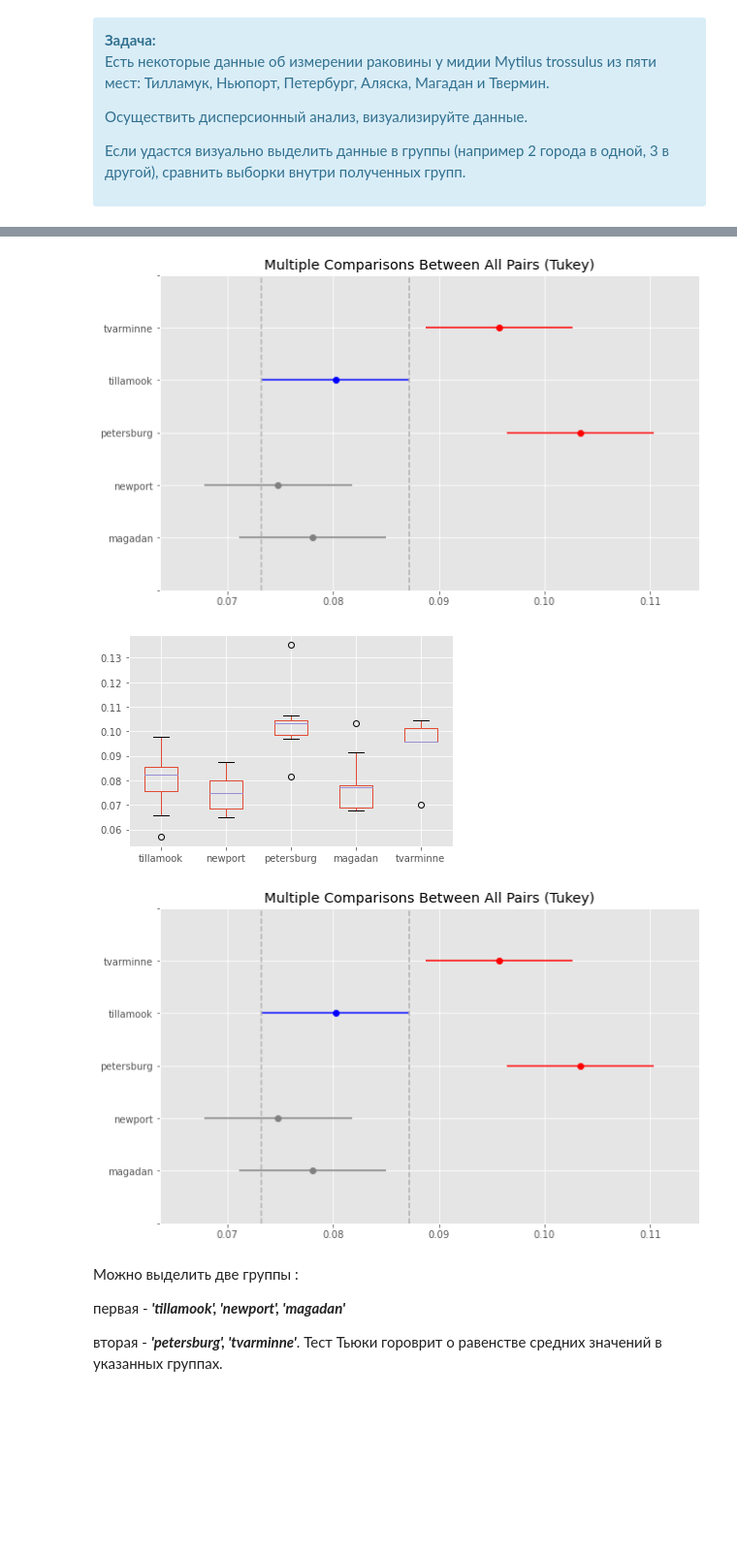
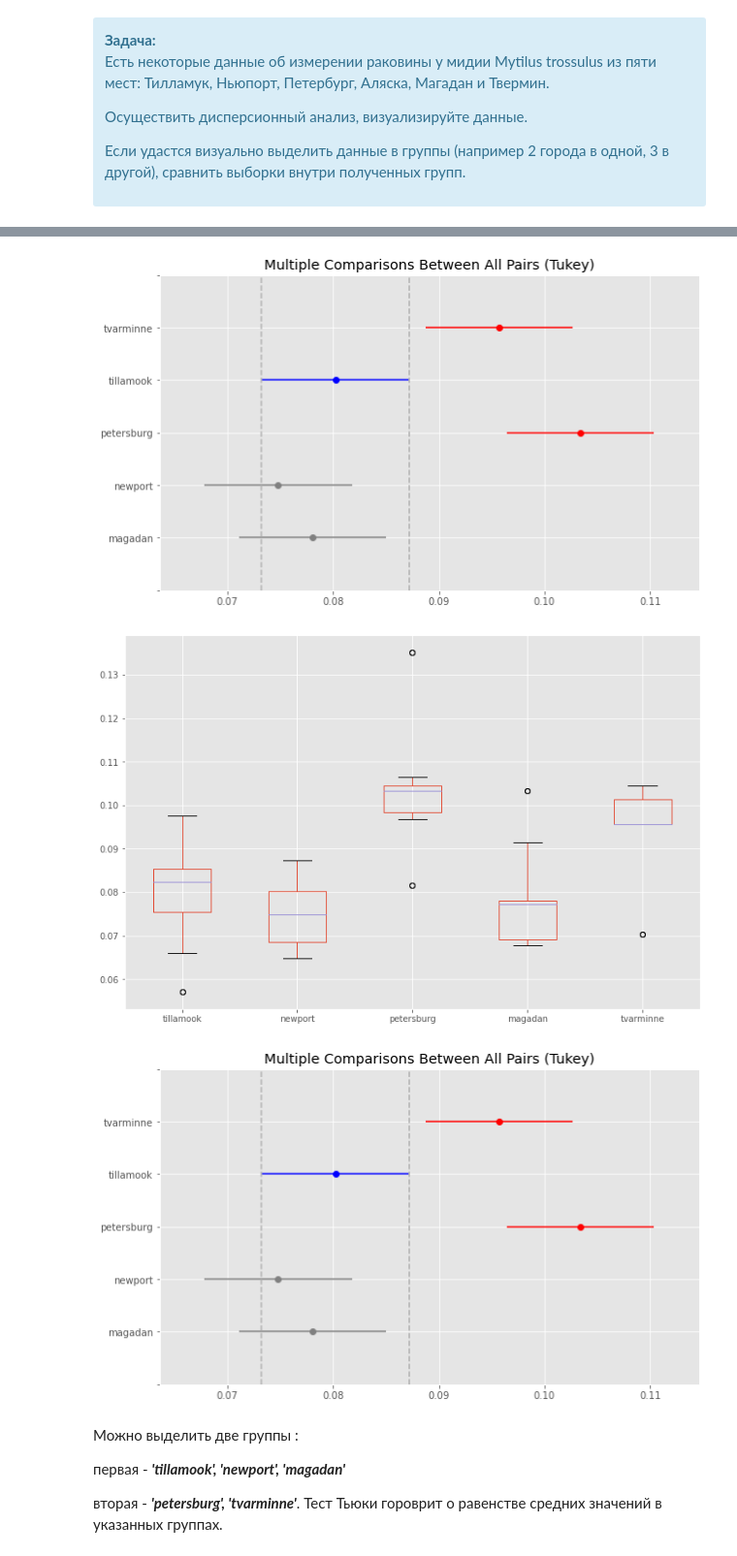
Before and after one commit to SergeyChernyaev/Python-Homeworks, a Jupyter notebook: STPY-39/Homeworks/07_Homework (A-B test)/07Homework.ipynb, the cells around one changed output, grey strips where cells are left out. Shown at 97% size. Drawn from its saved outputs; the diff is of its cells as text; code cells hidden in the pictures; blank space fills up the shorter version.

```diff
--- a/STPY-39/Homeworks/07_Homework (A-B test)/07Homework.ipynb
+++ b/STPY-39/Homeworks/07_Homework (A-B test)/07Homework.ipynb
@@ -145,6 +145,32 @@ df_musel.fillna(df_musel.mean(numeric_only=True).round(4), inplace=True)
 
 print('Заполнение средними:')
 display(df_musel)
+
+
+
+df_musel.boxplot(figsize=(12, 8));
+
+# Можно выполнить тест Тьюки:
+groups = ['tillamook','newport','petersburg',  'magadan', 'tvarminne']
+names = [];
+# Создаём подписи:
+for k1 in range (len(groups)):
+    for k2 in range(len(df_musel['tillamook'])):
+        names.append(groups[k1])
+
+
+tukey = pairwise_tukeyhsd(endog=pd.concat([df_musel['tillamook'],
+                                           df_musel['newport'],
+                                           df_musel['petersburg'],
+                                           df_musel['magadan'],
+                                           df_musel['tvarminne']]).values,
+                          groups=names,
+                          alpha=0.05)
+
+df_musel.boxplot()
+print ('Тест Тьюки (Tukey HSD):\n')
+print (tukey)
+tukey.plot_simultaneous(comparison_name='tillamook')
 # %% [output]
 Исходный датасет:
 |  | tillamook | newport | petersburg | magadan | tvarminne |
@@ -186,9 +212,9 @@ statistic: 12.927, _pvalue: 0.0000004 заданный уровень значи
 petersburg  tillamook  -0.0232  0.001 -0.0371 -0.0093   True
 petersburg  tvarminne  -0.0077 0.5162 -0.0216  0.0062  False
  tillamook  tvarminne   0.0155 0.0222  0.0016  0.0294   True
 ------------------------------------------------------------
 [figure]
-[figure, old version]
+[figure, new version]
 [figure]
 # %% [markdown]
 Можно выделить две группы :
```
Also changed, not shown: parts of 45 cells of this notebook.
